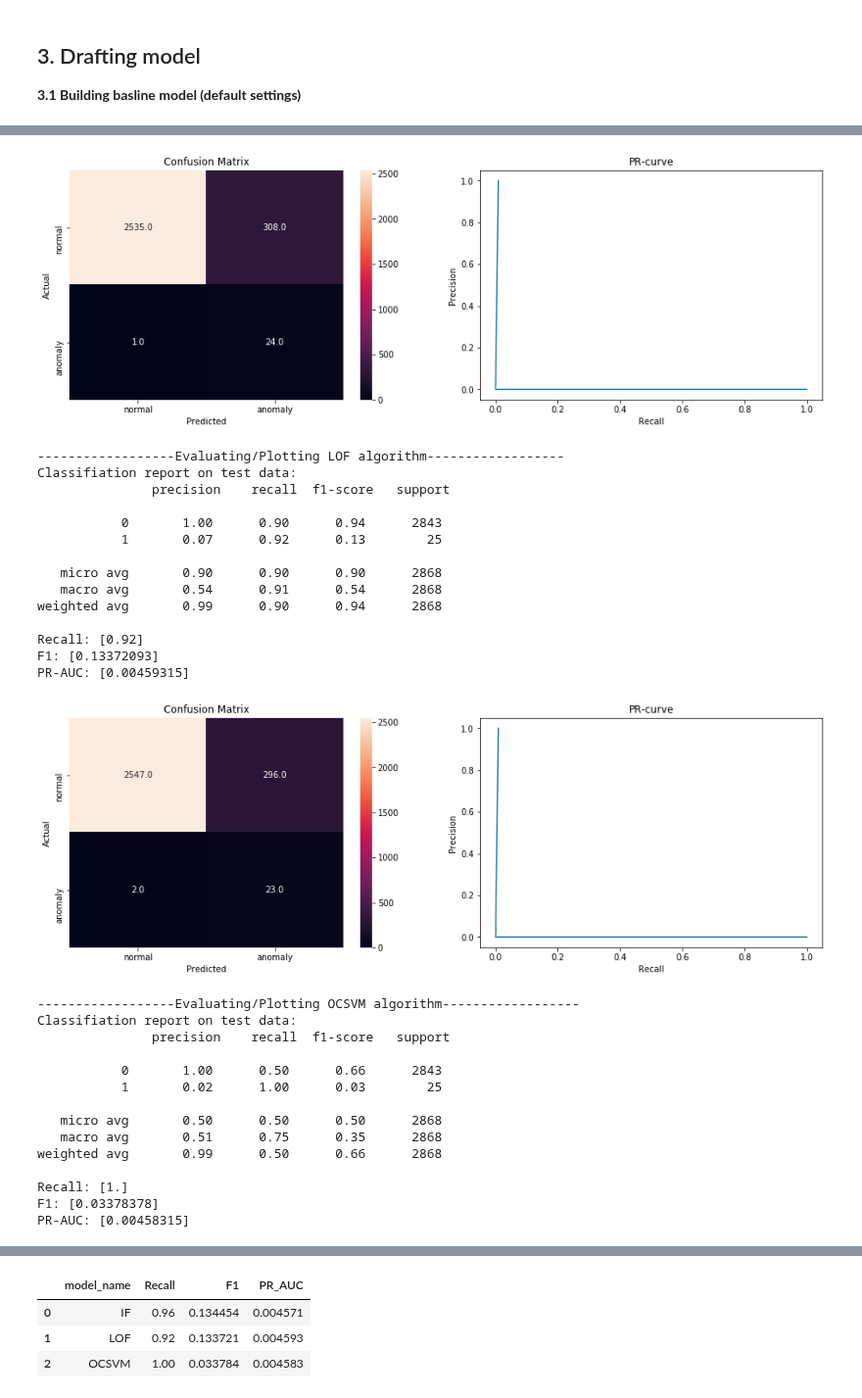
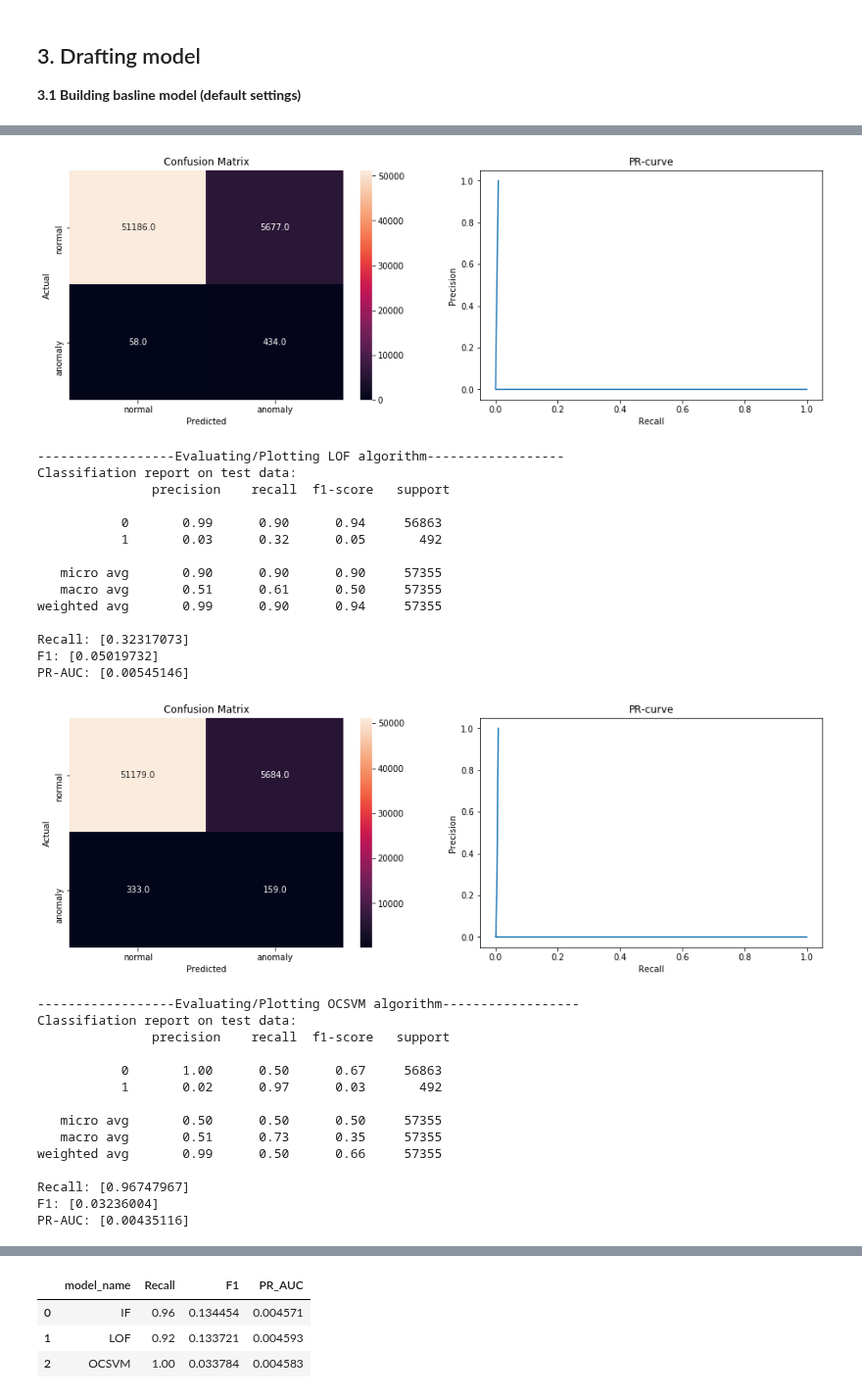
Before and after one commit to SwapnilSParkhe/Machine-Learning, a Jupyter notebook: Projects/Credit Card Fraud Detection/2c. Hyper-parameter Tuning and Model Selection.ipynb, the cells around one changed output, grey strips where cells are left out. Shown at 98% size. Cells and saved outputs as stored; diff of their text form; code cells hidden in the pictures.

Commit message:
Full data to BAD

```diff
--- a/Projects/Credit Card Fraud Detection/2c. Hyper-parameter Tuning and Model Selection.ipynb
+++ b/Projects/Credit Card Fraud Detection/2c. Hyper-parameter Tuning and Model Selection.ipynb
@@ -162,7 +162,7 @@ class Basic_Anomaly_Detectors:
 # %%
 #Instantiating and running our "Basic_Anomaly_Detectors"
 BAD=Basic_Anomaly_Detectors(models)
-BAD.provide_data(X_in_small, X_in_out_small, y_in_small, y_in_out_small)
+BAD.provide_data(X_in, X_in_out, y_in, y_in_out)
 BAD.fit_score_predict()
 BAD.evaluate_plot()
 # %% [output]
@@ -186,30 +186,30 @@ PR-AUC: [0.00457137]
-[figure, old version]
+[figure, new version]
 ------------------Evaluating/Plotting LOF algorithm------------------
 Classifiation report on test data:
                precision    recall  f1-score   support
 
-           0       1.00      0.90      0.94      2843
-           1       0.07      0.92      0.13        25
+           0       0.99      0.90      0.94     56863
+           1       0.03      0.32      0.05       492
 
-   micro avg       0.90      0.90      0.90      2868
-   macro avg       0.54      0.91      0.54      2868
-weighted avg       0.99      0.90      0.94      2868
+   micro avg       0.90      0.90      0.90     57355
+   macro avg       0.51      0.61      0.50     57355
+weighted avg       0.99      0.90      0.94     57355
 
-Recall: [0.92]
-F1: [0.13372093]
-PR-AUC: [0.00459315]
+Recall: [0.32317073]
+F1: [0.05019732]
+PR-AUC: [0.00545146]
-[figure, old version]
+[figure, new version]
 ------------------Evaluating/Plotting OCSVM algorithm------------------
 Classifiation report on test data:
                precision    recall  f1-score   support
 
-           0       1.00      0.50      0.66      2843
-           1       0.02      1.00      0.03        25
+           0       1.00      0.50      0.67     56863
+           1       0.02      0.97      0.03       492
 
-   micro avg       0.50      0.50      0.50      2868
-   macro avg       0.51      0.75      0.35      2868
-weighted avg       0.99      0.50      0.66      2868
+   micro avg       0.50      0.50      0.50     57355
+   macro avg       0.51      0.73      0.35     57355
+weighted avg       0.99      0.50      0.66     57355
 
-Recall: [1.]
-F1: [0.03378378]
-PR-AUC: [0.00458315]
+Recall: [0.96747967]
+F1: [0.03236004]
+PR-AUC: [0.00435116]
```
Also changed, not shown: parts of 1 cell of this notebook.
